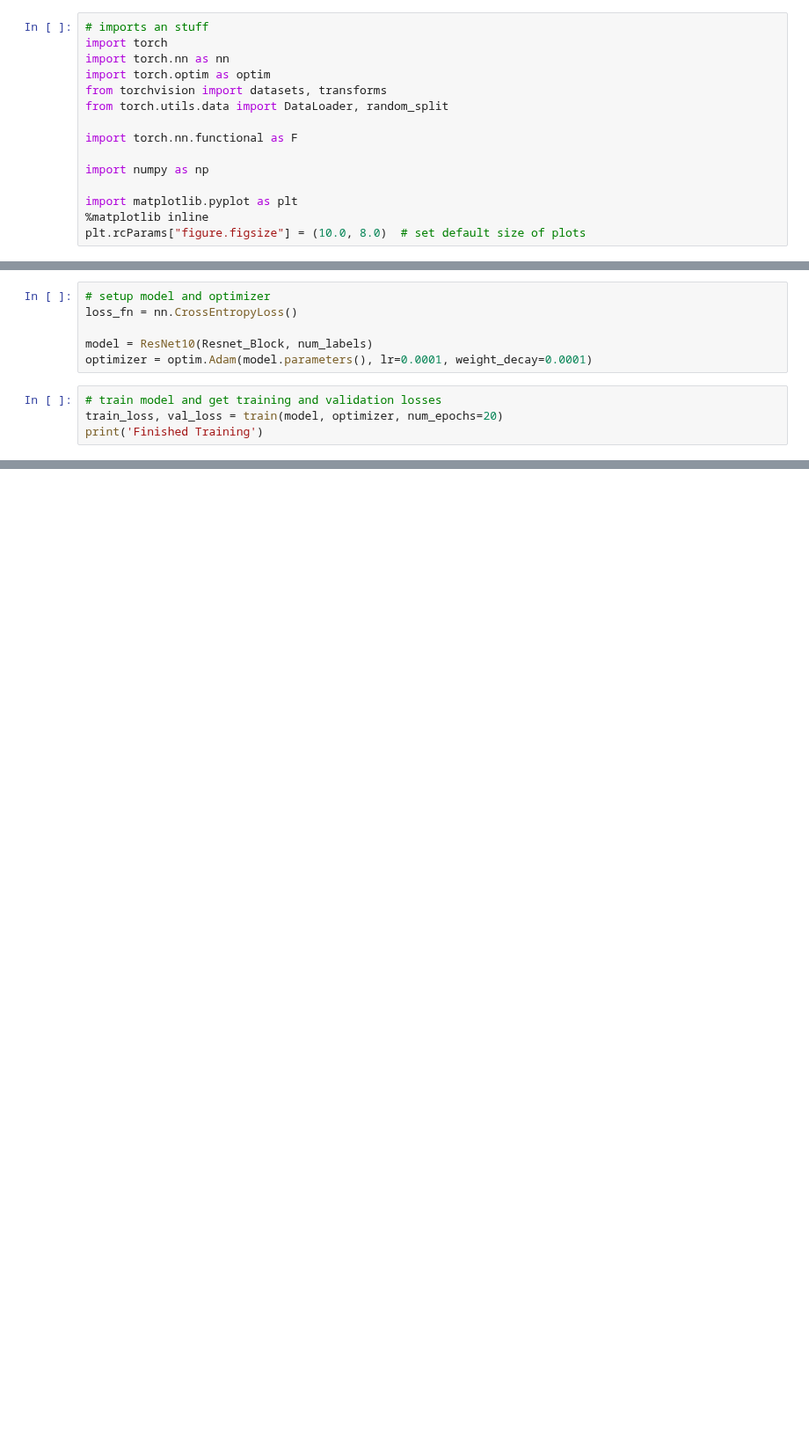
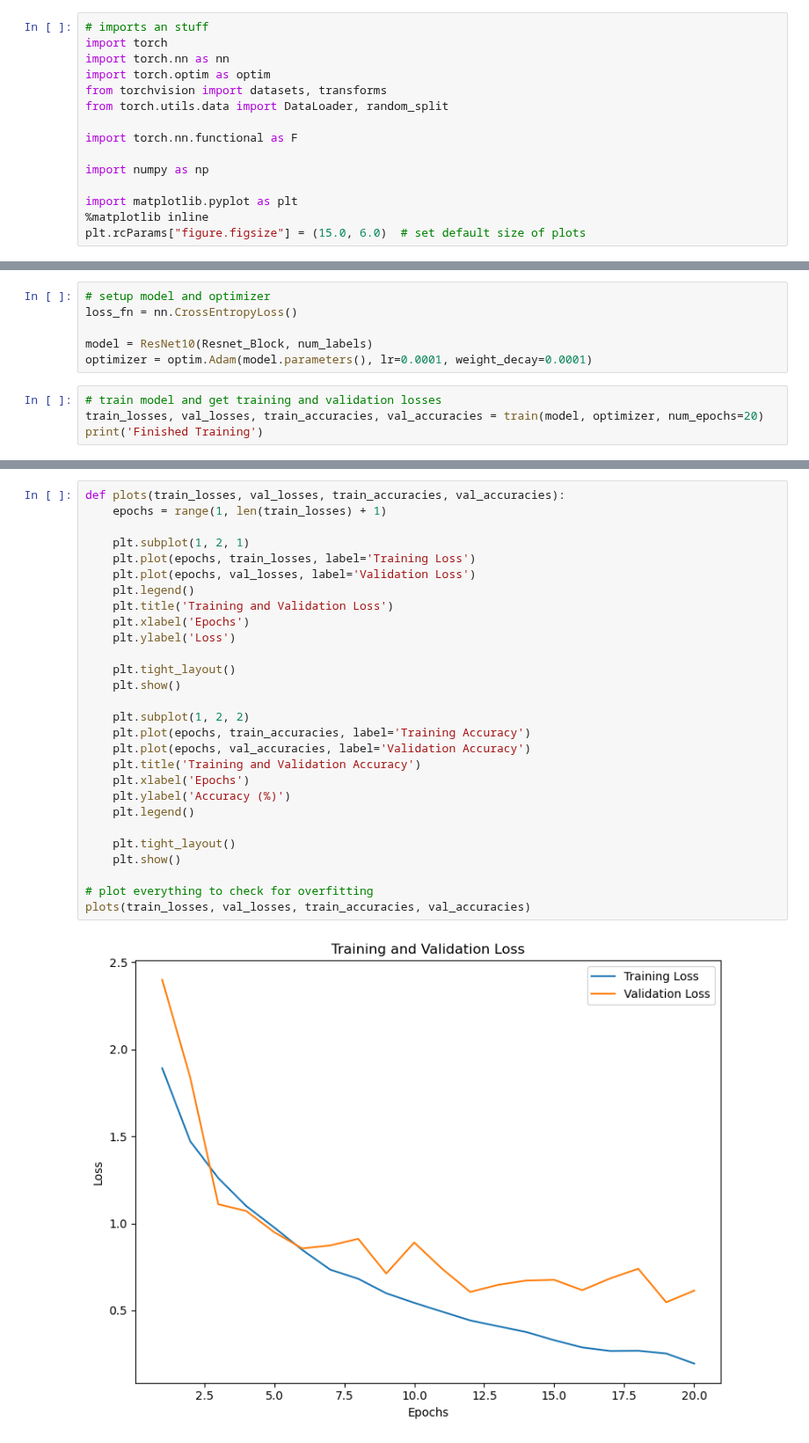
Before and after one commit to crae6/LandmarkClassifier, a Jupyter notebook: Models/ResNet10.ipynb, the cells around one changed output, grey strips where cells are left out. Shown at 88% size. Cells and saved outputs as stored; diff of their text form; blank space fills up the shorter version.

```diff
--- a/Models/ResNet10.ipynb
+++ b/Models/ResNet10.ipynb
@@ -12,7 +12,7 @@ import numpy as np
 
 import matplotlib.pyplot as plt
 %matplotlib inline
-plt.rcParams["figure.figsize"] = (10.0, 8.0)  # set default size of plots
+plt.rcParams["figure.figsize"] = (15.0, 6.0)  # set default size of plots
 # %%
 # transformations for the training data with augmentation
 train_transformations = transforms.Compose([
@@ -222,6 +236,6 @@ model = ResNet10(Resnet_Block, num_labels)
 optimizer = optim.Adam(model.parameters(), lr=0.0001, weight_decay=0.0001)
 # %%
 # train model and get training and validation losses
-train_loss, val_loss = train(model, optimizer, num_epochs=20)
+train_losses, val_losses, train_accuracies, val_accuracies = train(model, optimizer, num_epochs=20)
 print('Finished Training')
 # %% [output]
@@ -255,0 +259,30 @@ plt.show()
+# %%
+def plots(train_losses, val_losses, train_accuracies, val_accuracies):
+    epochs = range(1, len(train_losses) + 1)
+
+    plt.subplot(1, 2, 1)
+    plt.plot(epochs, train_losses, label='Training Loss')
+    plt.plot(epochs, val_losses, label='Validation Loss')
+    plt.legend()
+    plt.title('Training and Validation Loss')
+    plt.xlabel('Epochs')
+    plt.ylabel('Loss')
+
+    plt.tight_layout()
+    plt.show()
+
+    plt.subplot(1, 2, 2)
+    plt.plot(epochs, train_accuracies, label='Training Accuracy')
+    plt.plot(epochs, val_accuracies, label='Validation Accuracy')
+    plt.title('Training and Validation Accuracy')
+    plt.xlabel('Epochs')
+    plt.ylabel('Accuracy (%)')
+    plt.legend()
+
+    plt.tight_layout()
+    plt.show()
+
+# plot everything to check for overfitting
+plots(train_losses, val_losses, train_accuracies, val_accuracies)
+# %% [output]
+[figure, added]
```
Also changed, not shown: parts of 5 cells of this notebook, 1 other file.
